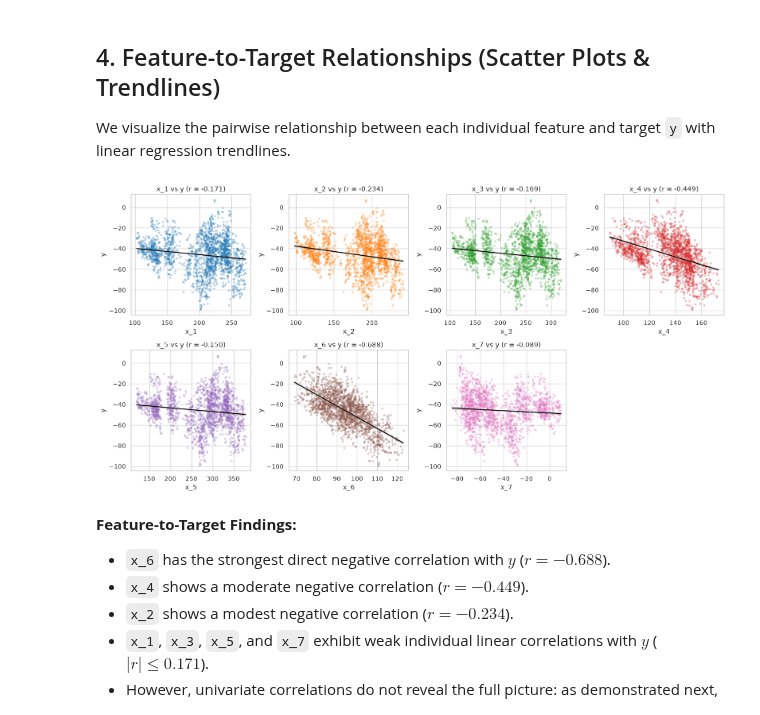
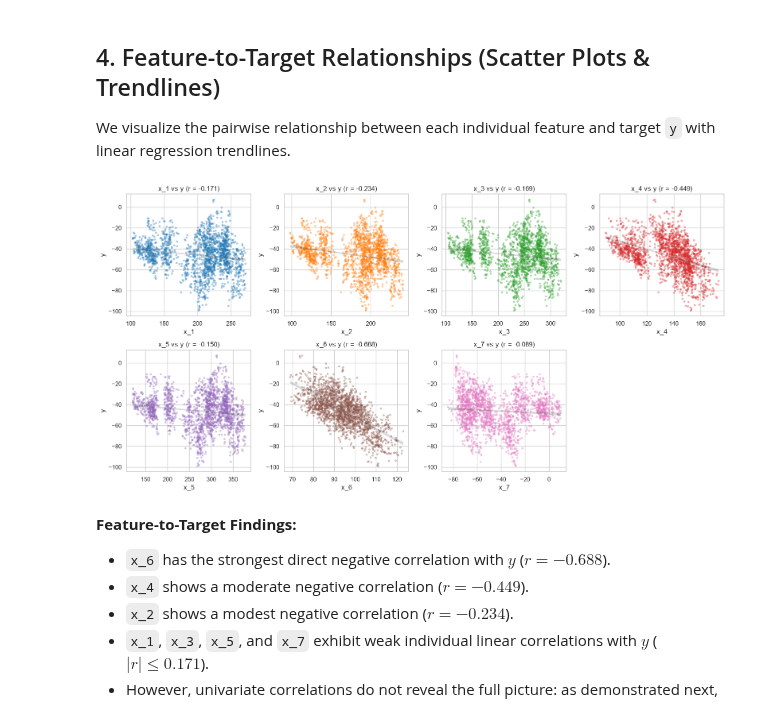
Before and after one commit to renebier/AAU-ML-DL-Course, a Jupyter notebook: src/01_regression/practical_excercise01/data_analysis.ipynb, the cells around one changed output. Drawn from its saved outputs; the diff is of its cells as text; code cells hidden in the pictures.

```diff
--- a/src/01_regression/practical_excercise01/data_analysis.ipynb
+++ b/src/01_regression/practical_excercise01/data_analysis.ipynb
@@ -174,27 +174,27 @@ We visualize the pairwise relationship between each individual feature and targe
 # %%
 fig, axes = plt.subplots(2, 4, figsize=(16, 8))
 axes = axes.flatten()
 
 # Sample 2000 points for clear visual rendering without overplotting
 sample_data = data.sample(n=2000, random_state=42)
 
 for idx, (col, color) in enumerate(zip(features, palette)):
     r_val = data[col].corr(data["y"])
     sns.regplot(
         x=col, y="y", data=sample_data,
-        scatter_kws={"alpha": 0.25, "s": 8, "color": color},
-        line_kws={"color": "black", "linewidth": 1.5},
+        scatter_kws={"alpha": 0.3, "s": 8, "color": color},
+        line_kws={"color": "black", "linewidth": 0},
         ax=axes[idx]
     )
     axes[idx].set_title(f"{col} vs y (r = {r_val:.3f})")
     axes[idx].set_xlabel(col)
     axes[idx].set_ylabel("y")
 
 axes[-1].axis("off")
 plt.tight_layout()
 plt.show()
 # %% [output]
-[figure, old version]
+[figure, new version]
 # %% [markdown]
 **Feature-to-Target Findings:**
 - `x_6` has the strongest direct negative correlation with $y$ ($r = -0.688$).
```
Also changed, not shown: parts of 7 cells of this notebook, 3 other files.
